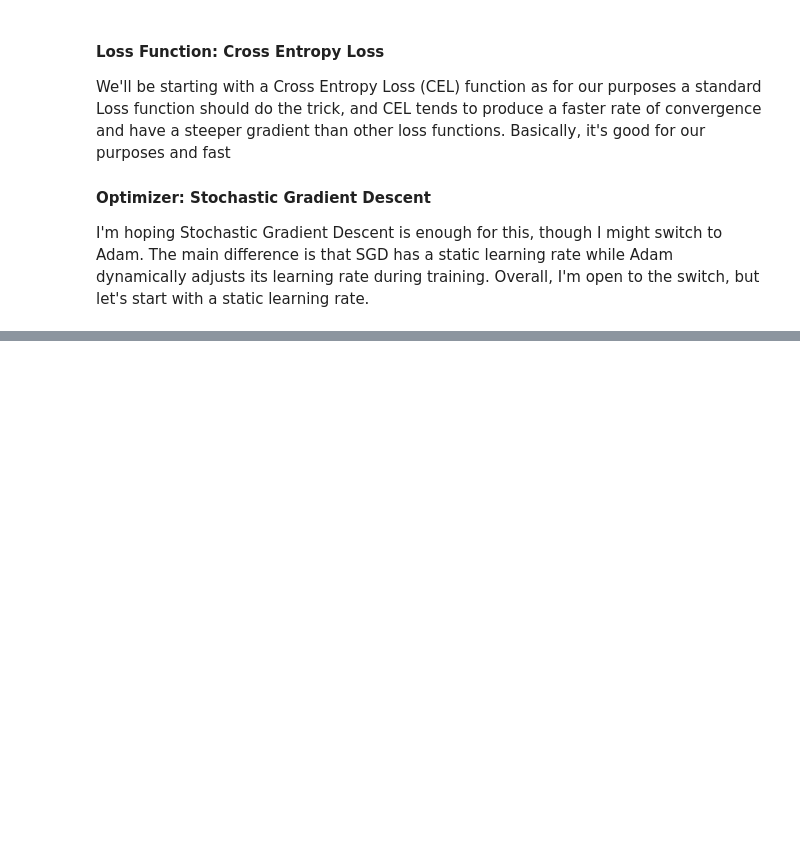
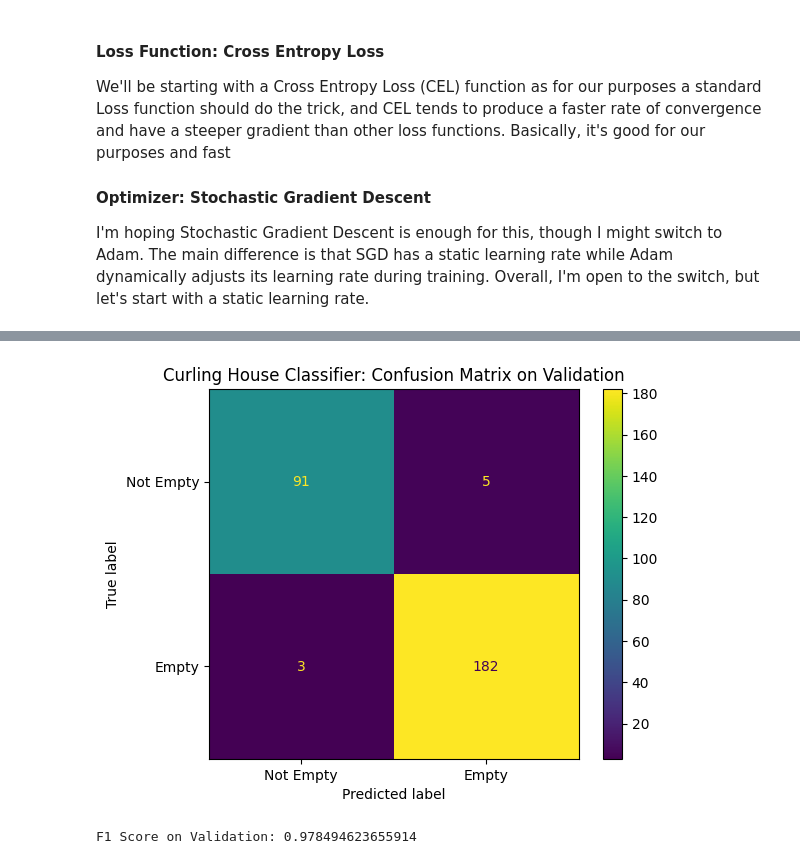
Before and after one commit to anderm18/CurlingVAR, a Jupyter notebook: CurlingHouseClassifier.ipynb, the cells around one changed output, grey strips where cells are left out. Drawn from its saved outputs; the diff is of its cells as text; code cells hidden in the pictures; blank space fills up the shorter version.

```diff
--- a/CurlingHouseClassifier.ipynb
+++ b/CurlingHouseClassifier.ipynb
@@ -240,0 +270,16 @@ optimizer = torch.optim.SGD(model.parameters(), lr=1e-4)
+# %%
+def test(dataloader, model, loss_fn):
+  size = len(dataloader.dataset)
+  num_batches = len(dataloader)
+  model.eval()
+  test_loss, correct = 0, 0
+  with torch.no_grad():
+    for X, y in dataloader:
+      X, y = X.to(device), y.to(device)
+      pred = model(X)
+      test_loss += loss_fn(pred, y).item()
+      correct += (pred.argmax(1) == y).type(torch.float).sum().item()
+
+  test_loss /= num_batches
+  correct /= size
+  print(f"Test Error: \n Accuracy: {(100*correct):>0.1f}%, Avg loss: {test_loss:>8f} \n")
@@ -240,0 +383,20 @@ optimizer = torch.optim.SGD(model.parameters(), lr=1e-4)
+# %%
+from sklearn.metrics import confusion_matrix, ConfusionMatrixDisplay, f1_score
+import numpy as np
+
+targets = torch.concatenate(targets).ravel()
+preds = torch.concatenate(preds).ravel()
+cm = confusion_matrix(targets, preds, labels=[0, 1])
+disp = ConfusionMatrixDisplay(confusion_matrix=cm,
+                             display_labels=['Not Empty', 'Empty'])
+
+disp.plot()
+plt.title("Curling House Classifier: Confusion Matrix on Validation")
+plt.show()
+# %% [output]
+[figure, added]
+# %%
+f1 = f1_score(targets, preds, average='binary')
+print("F1 Score on Validation:", f1)
+# %% [output]
+F1 Score on Validation: 0.978494623655914
```
Also changed, not shown: parts of 21 cells of this notebook.
